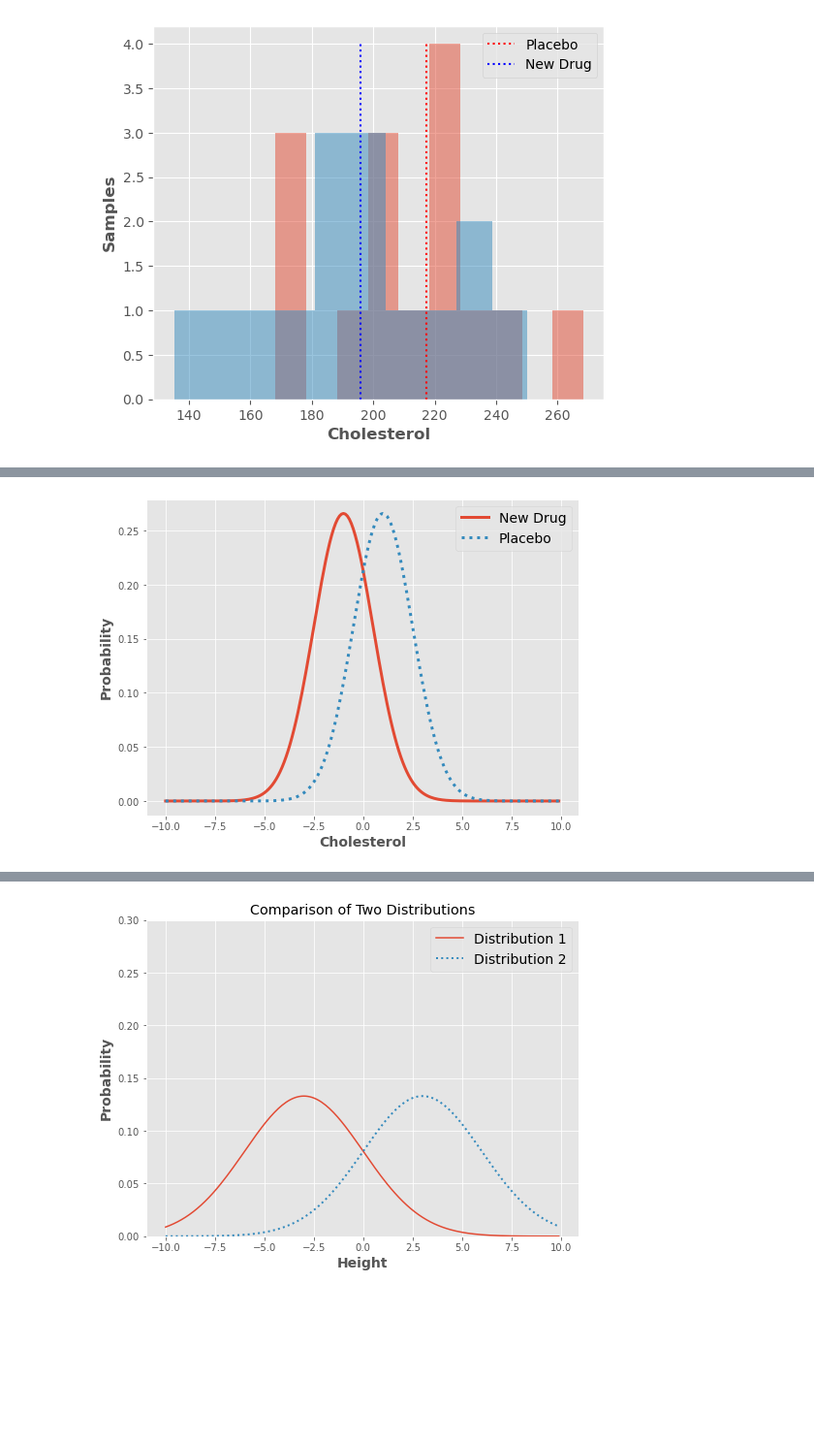
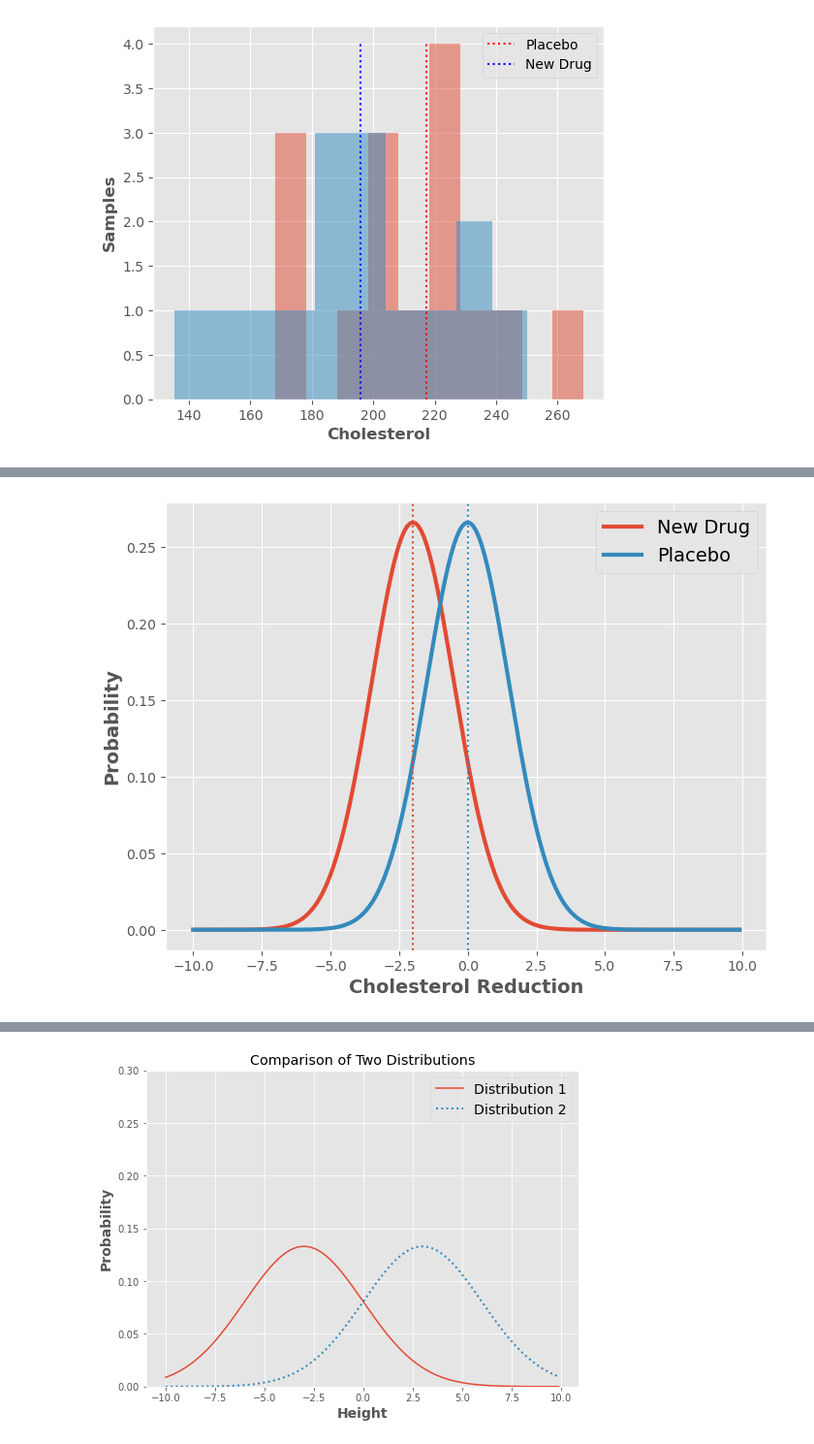
Before and after one commit to TobGerken/ISAT300, a Jupyter notebook: LectureCode/TTest.ipynb, the cells around one changed output, grey strips where cells are left out. Shown at 97% size. Cells and saved outputs as stored; diff of their text form; code cells hidden in the pictures; blank space fills up the shorter version.

```diff
--- a/LectureCode/TTest.ipynb
+++ b/LectureCode/TTest.ipynb
@@ -116,20 +116,22 @@ plt.savefig('CD1D2.jpg')
 # %%
 x = np.arange(-10, 10, 0.1)
 #plot normal distribution with mean 0 and standard deviation 1
 fig = plt.figure(figsize = (8, 6))
 ax = fig.add_subplot(1, 1, 1)
 
-plt.plot(x, norm.pdf(x, -1, 1.5), linewidth = 3)
-plt.plot(x, norm.pdf(x, 1, 1.5), linestyle=':', linewidth = 3)
+plt.plot(x, norm.pdf(x, -2, 1.5), linewidth = 3)
+plt.plot(x, norm.pdf(x, 0, 1.5), linestyle='-', linewidth = 3)
 
 
 
 ax.set_ylabel('Probability',fontsize = 14, fontweight='bold')
-ax.set_xlabel('Cholesterol',fontsize = 14, fontweight='bold')
+ax.set_xlabel('Cholesterol Reduction',fontsize = 14, fontweight='bold')
+ax.axvline(0, color = '#348ABD', linestyle = ':')
+ax.axvline(-2, color = '#E24A33', linestyle = ':')
 ax.legend(['New Drug', 'Placebo'], fontsize = 14)
 plt.savefig('CD1D2_2.jpg')
 # %% [output]
-[figure, old version]
+[figure, new version]
 # %%
 x = np.arange(-10, 10, 0.1)
 #plot normal distribution with mean 0 and standard deviation 1
```
Also changed, not shown: parts of 5 cells of this notebook, 1 other file.
